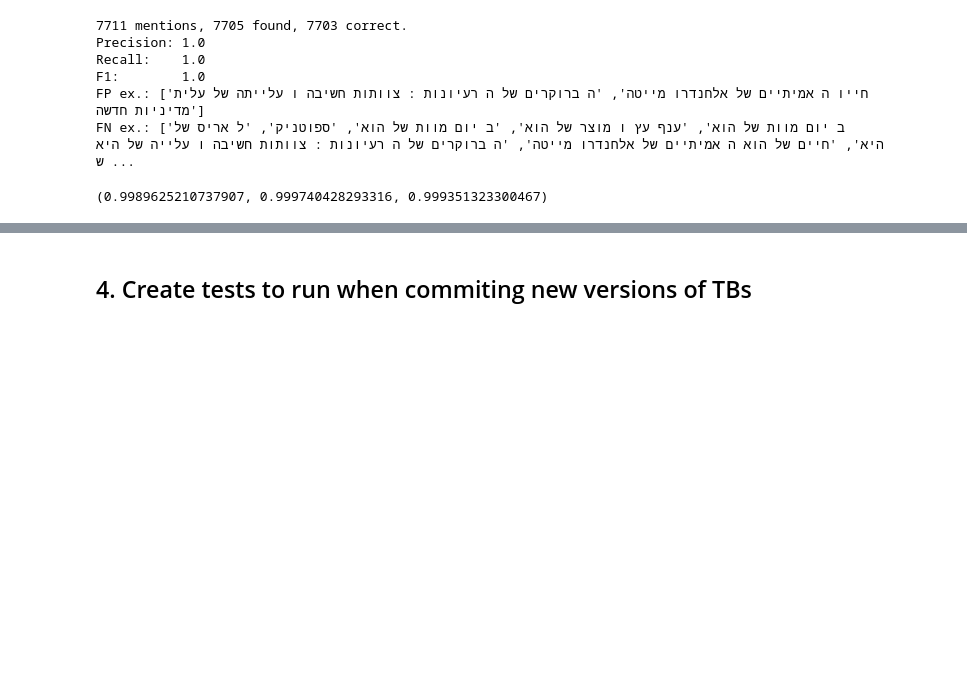
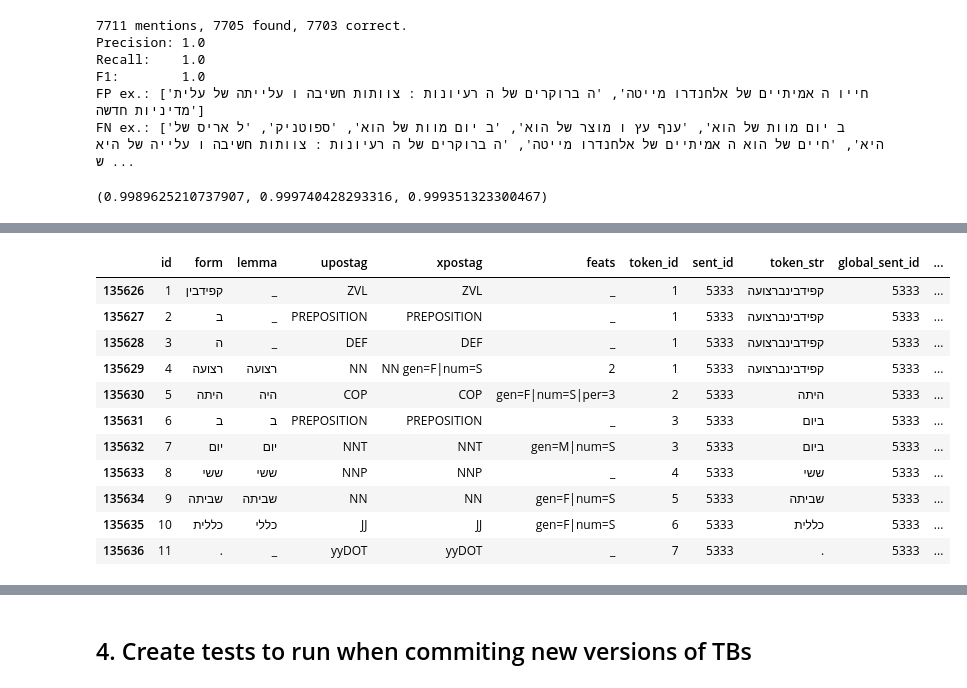
Before and after one commit to cjer/NER, a Jupyter notebook: 17_treebank_alignments.ipynb, the cells around one changed output, grey strips where cells are left out. Drawn from its saved outputs; the diff is of its cells as text; code cells hidden in the pictures; blank space fills up the shorter version.

```diff
--- a/17_treebank_alignments.ipynb
+++ b/17_treebank_alignments.ipynb
@@ -1578,0 +1689,15 @@ uddf_fixed[uddf_fixed.form=='מדיניות']
+# %%
+spdf_fixed[spdf_fixed.global_sent_id==5333]
+# %% [output]
+|  | id | form | lemma | upostag | xpostag | feats | token_id | sent_id | token_str | global_sent_id | ... |
+| 135626 | 1 | קפידבין | _ | ZVL | ZVL | _ | 1 | 5333 | קפידבינברצועה | 5333 | ... |
+| 135627 | 2 | ב | _ | PREPOSITION | PREPOSITION | _ | 1 | 5333 | קפידבינברצועה | 5333 | ... |
+| 135628 | 3 | ה | _ | DEF | DEF | _ | 1 | 5333 | קפידבינברצועה | 5333 | ... |
+| 135629 | 4 | רצועה | רצועה | NN | NN gen=F|num=S | 2 | 1 | 5333 | קפידבינברצועה | 5333 | ... |
+| 135630 | 5 | היתה | היה | COP | COP | gen=F|num=S|per=3 | 2 | 5333 | היתה | 5333 | ... |
+| 135631 | 6 | ב | ב | PREPOSITION | PREPOSITION | _ | 3 | 5333 | ביום | 5333 | ... |
+| 135632 | 7 | יום | יום | NNT | NNT | gen=M|num=S | 3 | 5333 | ביום | 5333 | ... |
+| 135633 | 8 | ששי | ששי | NNP | NNP | _ | 4 | 5333 | ששי | 5333 | ... |
+| 135634 | 9 | שביתה | שביתה | NN | NN | gen=F|num=S | 5 | 5333 | שביתה | 5333 | ... |
+| 135635 | 10 | כללית | כללי | JJ | JJ | gen=F|num=S | 6 | 5333 | כללית | 5333 | ... |
+| 135636 | 11 | . | _ | yyDOT | yyDOT | _ | 7 | 5333 | . | 5333 | ... |
```
Also changed, not shown: parts of 21 cells of this notebook, 4 other files.
